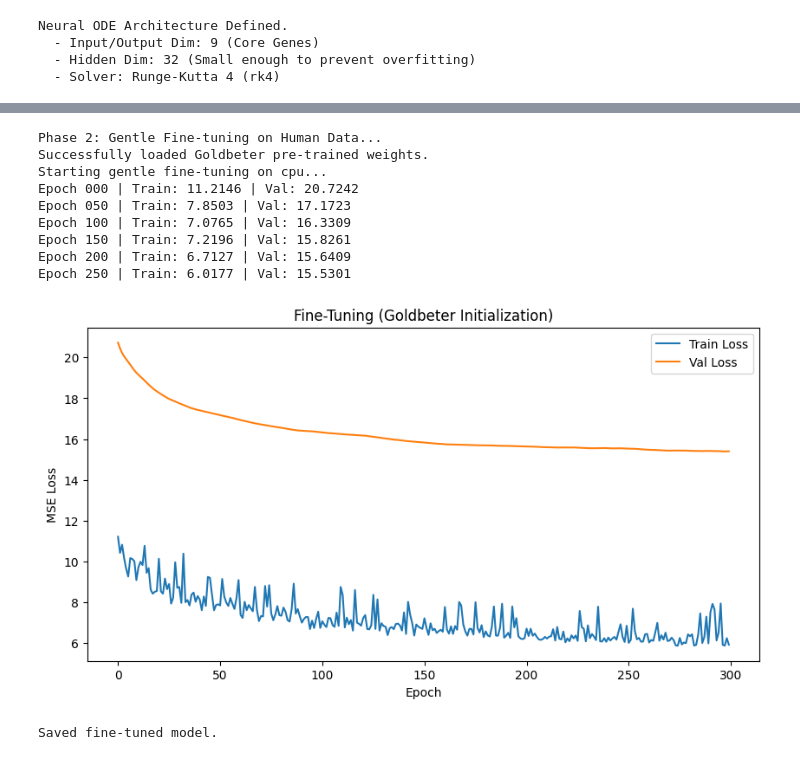
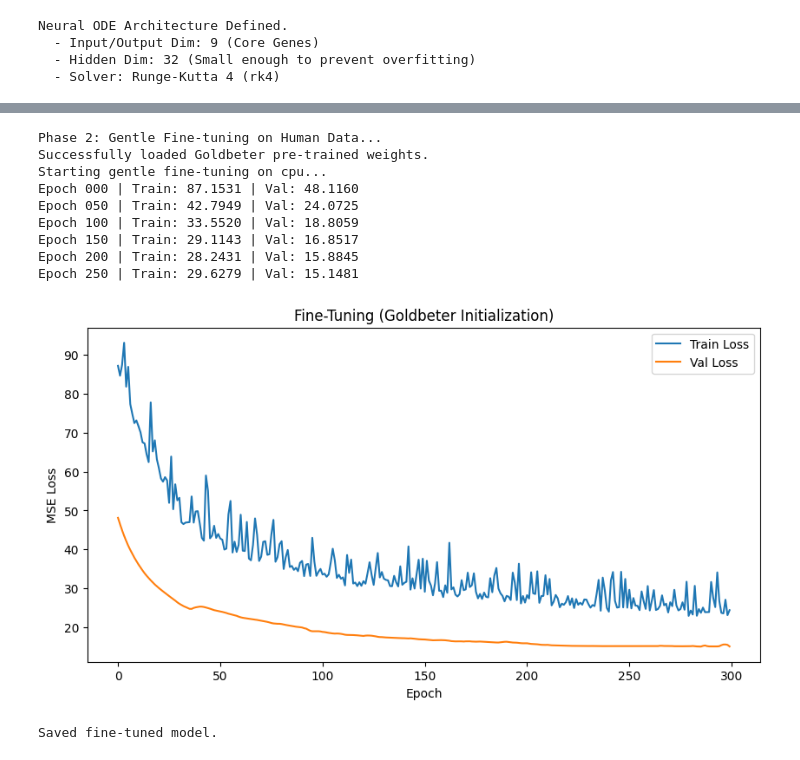
Before and after one commit to skothare/ODE-to-Circadian-Clocks, a Jupyter notebook: models/neural_ode/neuralODE.ipynb, the cells around one changed output, grey strips where cells are left out. Drawn from its saved outputs; the diff is of its cells as text; code cells hidden in the pictures.

Commit message:
Updating neural ODE per Arth's changes and inclusion of additional important genes from Lomb-Scargle method. SK 11Dec2025

```diff
--- a/models/neural_ode/neuralODE.ipynb
+++ b/models/neural_ode/neuralODE.ipynb
@@ -356,10 +704,12 @@ Neural ODE Architecture Defined.
 # Cell 6: Training the Model
 import torch.optim as optim
 import matplotlib.pyplot as plt
+import torch._dynamo.config as dynamo_config
+dynamo_config.debug_dir_root = "/tmp/torch_compile_debug"
 
 # 1. Hyperparameters
 BATCH_SIZE = 8
-EPOCHS = 500 # It needs time to learn the physics
+EPOCHS = 100 # It needs time to learn the physics
 LEARNING_RATE = 1e-3
 
 # 2. Setup Data Loaders
@@ -368,7 +718,7 @@ val_loader   = DataLoader(TensorDataset(val_data, val_mask), batch_size=BATCH_SI
 
 # 3. Initialize Model
 device = torch.device('cuda' if torch.cuda.is_available() else 'cpu')
-model = NeuralODE(data_dim=9, hidden_dim=32).to(device)
+model = NeuralODE(data_dim=29, hidden_dim=64).to(device)
 optimizer = optim.Adam(model.parameters(), lr=LEARNING_RATE)
 criterion = nn.MSELoss(reduction='none') # We handle masking manually
 
@@ -438,7 +788,7 @@ for epoch in range(EPOCHS):
     avg_val_loss = total_val_loss / len(val_loader)
     history['val_loss'].append(avg_val_loss)
 
-    if epoch % 50 == 0:
+    if epoch % 10 == 0:
         print(f"Epoch {epoch:03d} | Train Loss: {avg_train_loss:.4f} | Val Loss: {avg_val_loss:.4f}")
 
 # 5. Plot Learning Curve
@@ -452,7 +802,7 @@ plt.legend()
 plt.show()
 
 # 6. Save the Trained Model
-torch.save(model.state_dict(), "models/neural/neural_ode_model.pth")
-print("Model saved to models/neural/neural_ode_model.pth")
+torch.save(model.state_dict(), "models/neural/ab/neural_ode_model.pth")
+print("Model saved to models/neural/ab/neural_ode_model.pth")
 # %% [output]
 Starting training on cpu...
@@ -473,7 +823,7 @@ Model saved to models/neural/neural_ode_model.pth
 import matplotlib.pyplot as plt
 
 # 1. Load the best model
-model.load_state_dict(torch.load("models/neural/neural_ode_model.pth"))
+model.load_state_dict(torch.load("models/neural/ab/neural_ode_model.pth"))
 model.eval()
 
 # 2. Select a few random samples from the Test Set
@@ -581,7 +1006,7 @@ def generate_biological_clocks(n_samples=1000, n_steps=7):
         traj_3var = scipy_odeint(goldbeter_oscillator, y0, t_span, args=(params,))
 
         # Mapping to 9 Genes
-        traj_9var = np.zeros((n_steps, 9))
+        traj_9var = np.zeros((n_steps, 19))
         norm = lambda x: (x - np.mean(x)) / (np.std(x) + 1e-6)
 
         M_norm = norm(traj_3var[:, 0])
@@ -610,7 +1035,7 @@ print("Phase 1: Pre-training on Biological Equations...")
 syn_loader = DataLoader(TensorDataset(synthetic_data), batch_size=32, shuffle=True)
 
 # RESET the model to clear the failed training
-model = NeuralODE(data_dim=9, hidden_dim=32).to(device) # Keep 32 for capacity
+model = NeuralODE(data_dim=19, hidden_dim=64).to(device) # Keep 32 for capacity
 optimizer = optim.Adam(model.parameters(), lr=1e-3)
 t_span = torch.linspace(0, 6, 7).to(device)
 
@@ -635,6 +1060,6 @@ for epoch in range(150):
 
 print("Pre-training Complete. Model has learned the Goldbeter Dynamics.")
 # Save this base model immediately
-torch.save(model.state_dict(), "models/neural/goldbeter_pretrained.pth")
+torch.save(model.state_dict(), "models/neural/ab/goldbeter_pretrained.pth")
 # %% [output]
 Phase 1: Pre-training on Biological Equations...
@@ -652,7 +1077,7 @@ print("Phase 2: Gentle Fine-tuning on Human Data...")
 # 1. Load the biological base (The "Goldbeter Brain")
 # This ensures we start with knowledge of the feedback loop, not random noise
 try:
-    model.load_state_dict(torch.load("models/neural/goldbeter_pretrained.pth"))
+    model.load_state_dict(torch.load("models/neural/ab/goldbeter_pretrained.pth"))
     print("Successfully loaded Goldbeter pre-trained weights.")
 except FileNotFoundError:
     print("Error: 'goldbeter_pretrained.pth' not found. Please run Cell 8(v2) and Cell 9(v2) first!")
@@ -719,39 +1144,39 @@ for epoch in range(EPOCHS):
             pred_y = model(y0, t_span)
 
             loss_raw = criterion(pred_y, batch_y)
             mask_expanded = batch_mask.unsqueeze(-1)
             loss_masked = loss_raw * mask_expanded
             loss = loss_masked.sum() / mask_expanded.sum()
 
             total_val_loss += loss.item()
 
     avg_val_loss = total_val_loss / len(val_loader)
     history_ft['val_loss'].append(avg_val_loss)
 
     if epoch % 50 == 0:
         print(f"Epoch {epoch:03d} | Train: {avg_train_loss:.4f} | Val: {avg_val_loss:.4f}")
 
 # Plot
 plt.figure(figsize=(10, 5))
 plt.plot(history_ft['train_loss'], label='Train Loss')
 plt.plot(history_ft['val_loss'], label='Val Loss')
 plt.title("Fine-Tuning (Goldbeter Initialization)")
 plt.xlabel("Epoch")
 plt.ylabel("MSE Loss")
 plt.legend()
 plt.show()
 
-torch.save(model.state_dict(), "models/neural/neural_ode_finetuned.pth")
+torch.save(model.state_dict(), "models/neural/ab/neural_ode_finetuned.pth")
 print("Saved fine-tuned model.")
 # %% [output]
 Phase 2: Gentle Fine-tuning on Human Data...
 Successfully loaded Goldbeter pre-trained weights.
 Starting gentle fine-tuning on cpu...
-Epoch 000 | Train: 11.2146 | Val: 20.7242
-Epoch 050 | Train: 7.8503 | Val: 17.1723
-Epoch 100 | Train: 7.0765 | Val: 16.3309
-Epoch 150 | Train: 7.2196 | Val: 15.8261
-Epoch 200 | Train: 6.7127 | Val: 15.6409
-Epoch 250 | Train: 6.0177 | Val: 15.5301
+Epoch 000 | Train: 87.1531 | Val: 48.1160
+Epoch 050 | Train: 42.7949 | Val: 24.0725
+Epoch 100 | Train: 33.5520 | Val: 18.8059
+Epoch 150 | Train: 29.1143 | Val: 16.8517
+Epoch 200 | Train: 28.2431 | Val: 15.8845
+Epoch 250 | Train: 29.6279 | Val: 15.1481
-[figure, old version]
+[figure, new version]
 Saved fine-tuned model.
```
Also changed, not shown: parts of 20 cells of this notebook.
